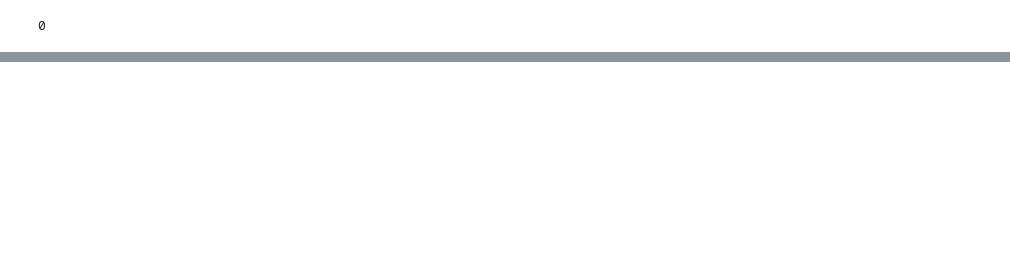
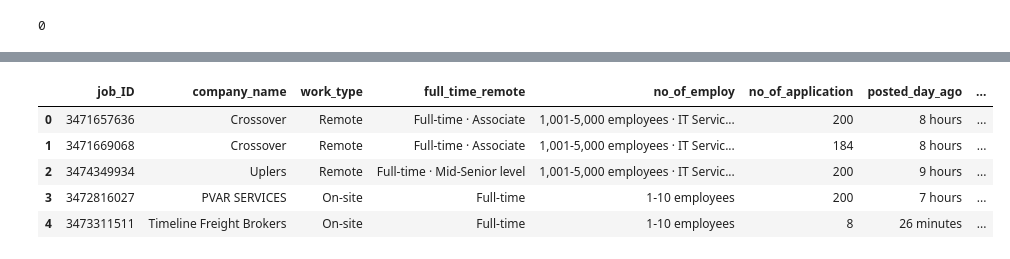
Before and after one commit to AnamolZ/Linkedin_Analysis, a Jupyter notebook: linkedin_Job_data_Analysis.ipynb, the cells around one changed output, grey strips where cells are left out. Saved outputs shown, nothing was run; the diff lists cells and outputs as text; code cells hidden in the pictures; blank space fills up the shorter version.

```diff
--- a/linkedin_Job_data_Analysis.ipynb
+++ b/linkedin_Job_data_Analysis.ipynb
@@ -1,7 +1,7 @@
 # %%
 import pandas as pd
 # %%
-data_load = pd.read_csv("Linkdin_Job_data.csv")
+data_load = pd.read_csv("linkedin_Job_data.csv")
 # %%
 data_load.shape
 # %% [output]
@@ -84,0 +101,16 @@ data_load.head(5)
+# %%
+pattern = r"^(.*?),\s*(.*?),\s*(.*?)$"
+# %%
+extracted_data = data_load["location"].str.extract(pattern, expand=True)
+extracted_data.columns = ["City", "State", "Country"]
+data_load = pd.concat([data_load, extracted_data], axis=1)
+data_load.drop(columns=["location"], inplace=True)
+# %%
+data_load.head(5)
+# %% [output]
+|  | job_ID | company_name | work_type | full_time_remote | no_of_employ | no_of_application | posted_day_ago | ... |
+| 0 | 3471657636 | Crossover | Remote | Full-time · Associate | 1,001-5,000 employees · IT Servic... | 200 | 8 hours | ... |
+| 1 | 3471669068 | Crossover | Remote | Full-time · Associate | 1,001-5,000 employees · IT Servic... | 184 | 8 hours | ... |
+| 2 | 3474349934 | Uplers | Remote | Full-time · Mid-Senior level | 1,001-5,000 employees · IT Servic... | 200 | 9 hours | ... |
+| 3 | 3472816027 | PVAR SERVICES | On-site | Full-time | 1-10 employees | 200 | 7 hours | ... |
+| 4 | 3473311511 | Timeline Freight Brokers | On-site | Full-time | 1-10 employees | 8 | 26 minutes | ... |
```
Also changed, not shown: parts of 32 cells of this notebook.
